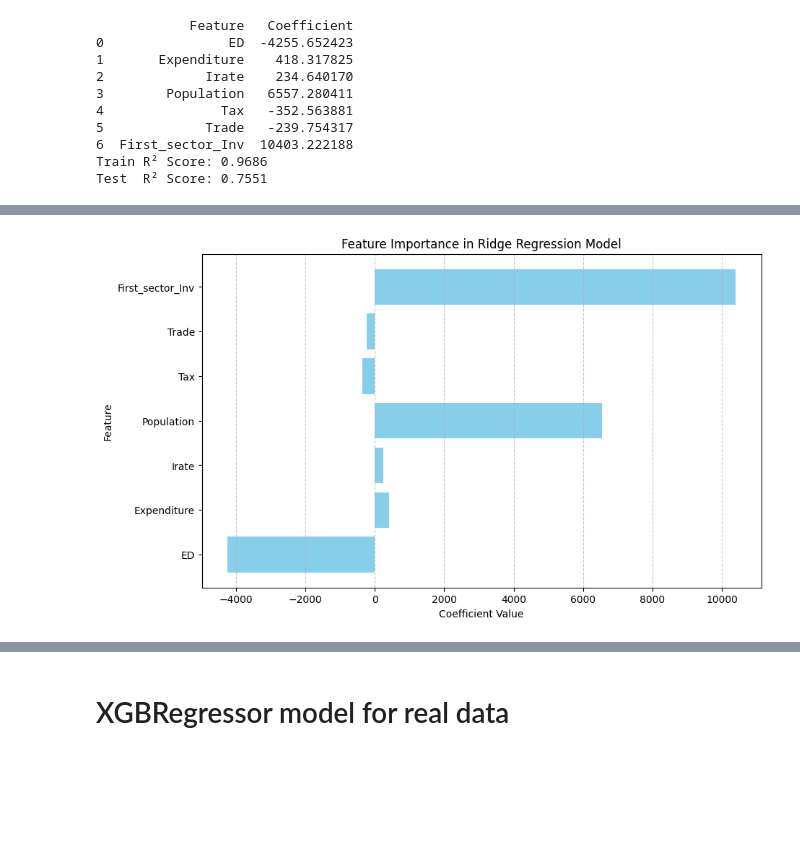
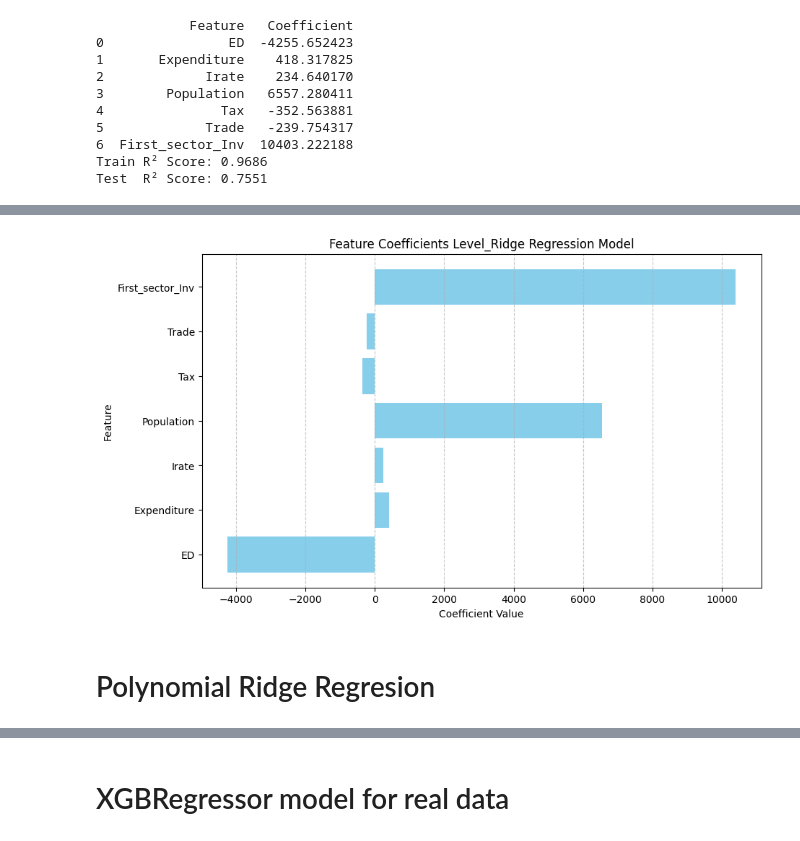
Before and after one commit to Hossein-John/GDP-Model, a Jupyter notebook: Sectoral/Implementation/Coefficients/Global model/Code.ipynb, the cells around one changed output, grey strips where cells are left out. Cells and saved outputs as stored; diff of their text form; code cells hidden in the pictures; blank space fills up the shorter version.

```diff
--- a/Sectoral/Implementation/Coefficients/Global model/Code.ipynb
+++ b/Sectoral/Implementation/Coefficients/Global model/Code.ipynb
@@ -93,15 +110,17 @@ Test  R² Score: 0.7551
 # %%
-import matplotlib.pyplot as plt
 
-feature_importance_df = pd.read_csv('feature_importance_global.csv')
+
+feature_importance_df = pd.read_csv('feature_Coefficients_Level_Ridge.csv')
 
 plt.figure(figsize=(10, 6))
 plt.barh(feature_importance_df['Feature'], feature_importance_df['Coefficient'], color='skyblue')
 plt.xlabel('Coefficient Value')
 plt.ylabel('Feature')
-plt.title('Feature Importance in Ridge Regression Model')
+plt.title('Feature Coefficients Level_Ridge Regression Model')
 plt.grid(axis='x', linestyle='--', alpha=0.7)
-plt.savefig('feature_importance_Ridge.png', dpi=300, bbox_inches='tight')
+plt.savefig('feature_Coefficients_Level_Ridge.png', dpi=300, bbox_inches='tight')
 plt.show()
 # %% [output]
-[figure, old version]
+[figure, new version]
+# %% [markdown]
+# Polynomial Ridge Regresion
```
Also changed, not shown: parts of 43 cells of this notebook, 6 other files.
